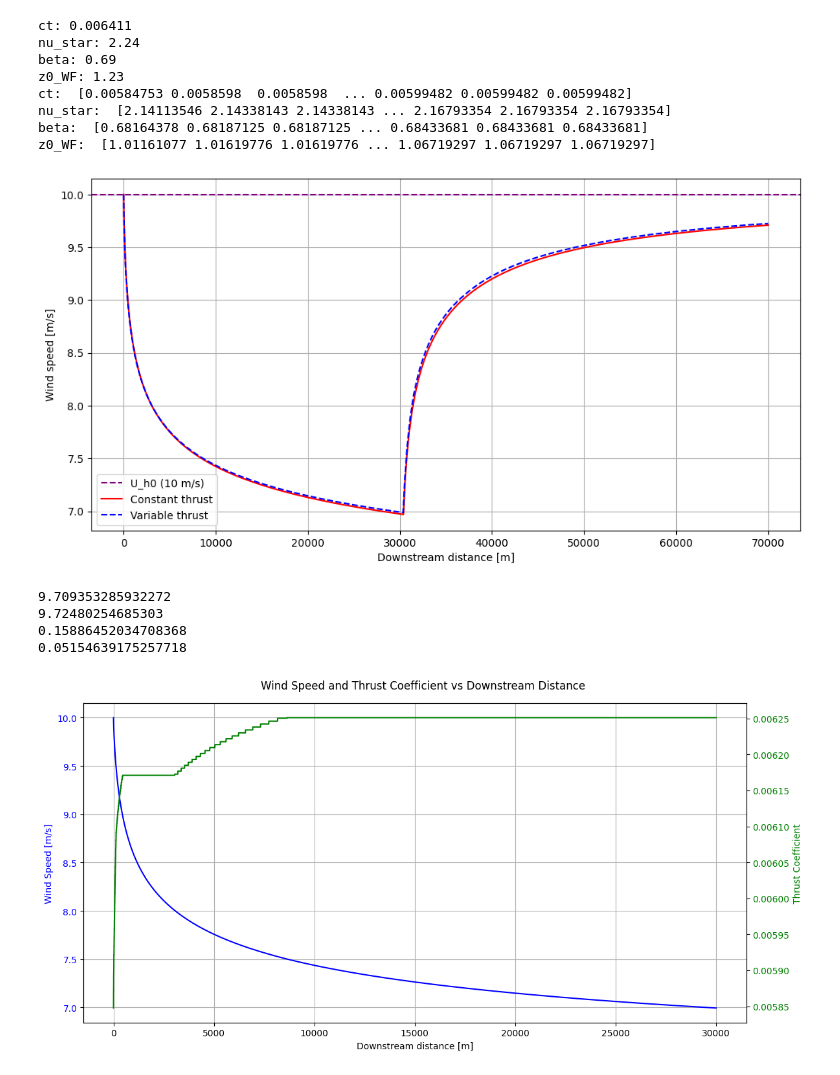
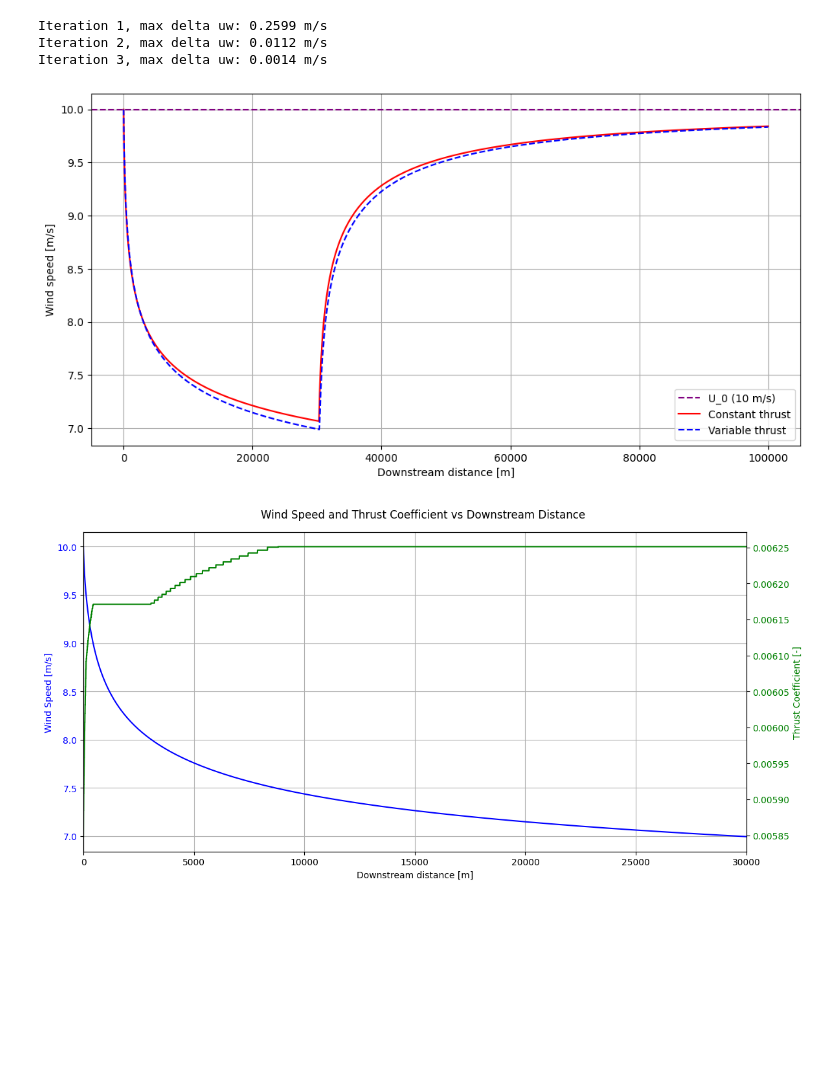
Before and after one commit to marcinsadowy/WTABL, a Jupyter notebook: SimpleLayout/ctafx.ipynb, the cells around one changed output. Saved outputs shown, nothing was run; the diff lists cells and outputs as text; code cells hidden in the pictures; blank space fills up the shorter version.

```diff
--- a/SimpleLayout/ctafx.ipynb
+++ b/SimpleLayout/ctafx.ipynb
@@ -3,14 +3,17 @@ import numpy as np
 import matplotlib.pyplot as plt
 from scipy.interpolate import interp1d
 # %%
-x1 = 0
-x2 = 30000
-x3 = 70000
-z_h = 100
+# Constants
+
+x_1 = 0
+x_2 = 30000
+x_3 = 100000
+z_H = 100
 D = 100
-s_x = 7
-s_y = 7
-U_h0 = 10
-k = 0.4 # Von Karman constant [-]
-z_0lo = 0.0001 # surface rughness length [m]
+s_d = 7*D
+s_c = 7*D
+U_0 = 10
+kappa = 0.4 # Von Karman constant [-]
+z_0 = 0.0001 # surface rughness length [m]
+C_T = 0.7
 # %%
@@ -50,18 +49,2 @@ def calculate_wind_speed(x1, x2, x3, z_h, D, C_T, s_x, s_y):
 
     return x, uw
-# %%
-# calculate_wind_speed(x1, x2, x3, z_h, D, CT, s_x, s_y):
-x, uw = calculate_wind_speed(0, 10000, 40001, 100, 100, 0.7, 7, 7)
-
-plt.figure(figsize=(12, 6))
-plt.axhline(y=U_h0, color='purple', linestyle='--', label=f'U_h0 ({U_h0:.0f} m/s)')
-plt.plot(x, uw, label='Wind speed', color='#1f77b4')
-plt.xlabel('Downstream distance [m]')
-plt.ylabel('Wind speed [m/s]')
-plt.legend(loc='best')
-plt.grid(True)
-plt.show()
-
-# ct_0.8: 0.006411
-# ct_0.7: 0.005610
-# d_ct: 0.001 ish
@@ -135,44 +127,32 @@ def calculate_wind_speed_2(x1, x2, x3, z_h, D, s_x, s_y):
 
     return x, uw_x, ct
 # %%
-x, uw = calculate_wind_speed(x1, x2, x3+1, z_h, D, 0.8, s_x, s_y)
-x_x, uw_x, ct_var = calculate_wind_speed_2(x1, x2, x3, z_h, D, s_x, s_y)
+# uw / x plot with C_T and C_T_var
+
+x, uw = calculate_wind_speed(x_1, x_2, x_3+1, z_H, D, C_T, s_d, s_c)
+x_x, uw_x, ct_var = calculate_wind_speed_iterative(x_1, x_2, x_3, z_H, D, s_d, s_c, uw)
 
 plt.figure(figsize=(12, 6))
-plt.axhline(y=U_h0, color='purple', linestyle='--', label=f'U_h0 ({U_h0:.0f} m/s)')
+plt.axhline(y=U_0, color='purple', linestyle='--', label=f'U_0 ({U_0:.0f} m/s)')
 plt.plot(x, uw, label='Constant thrust', color='red')
 plt.plot(x_x, uw_x, label='Variable thrust', color='blue', linestyle='dashed')
 plt.xlabel('Downstream distance [m]')
 plt.ylabel('Wind speed [m/s]')
 plt.legend(loc='best')
 plt.grid(True)
 plt.show()
 # %% [output]
-ct: 0.006411
-nu_star: 2.24
-beta: 0.69
-z0_WF: 1.23
-ct:  [0.00584753 0.0058598  0.0058598  ... 0.00599482 0.00599482 0.00599482]
-nu_star:  [2.14113546 2.14338143 2.14338143 ... 2.16793354 2.16793354 2.16793354]
-beta:  [0.68164378 0.68187125 0.68187125 ... 0.68433681 0.68433681 0.68433681]
-z0_WF:  [1.01161077 1.01619776 1.01619776 ... 1.06719297 1.06719297 1.06719297]
+Iteration 1, max delta uw: 0.2599 m/s
+Iteration 2, max delta uw: 0.0112 m/s
+Iteration 3, max delta uw: 0.0014 m/s
-[figure, old version]
+[figure, new version]
-# %%
-print(uw[-1])
-print(uw_x[-1])
-print(((10-(10-uw_x[-1])) - (10-(10-uw[-1])))/(10-(10-uw_x[-1]))*100)
-
-print((0.291 - 0.276)/0.291)
-# %% [output]
-9.709353285932272
-9.72480254685303
-0.15886452034708368
-0.05154639175257718
 # %%
+# uw & c_t / x plot
+
 fig, ax1 = plt.subplots(figsize=(12, 6))
 
 # Plot uw_x on the primary y-axis
-ax1.plot(x_x[:x2], uw_x[:x2], label='Wind Speed (uw_x)', color='blue')
+ax1.plot(x_x, uw_x, label='Wind Speed (uw_x)', color='blue')
 ax1.set_xlabel('Downstream distance [m]')
 ax1.set_ylabel('Wind Speed [m/s]', color='blue')
 ax1.tick_params(axis='y', labelcolor='blue')
@@ -180,13 +160,14 @@ ax1.grid(True)
 
 # Create a secondary y-axis for ct_var
 ax2 = ax1.twinx()
-ax2.plot(x_x[:x2], ct_var[:x2], label='Thrust Coefficient (ct_var)', color='green')
-ax2.set_ylabel('Thrust Coefficient', color='green')
+ax2.plot(x_x, ct_var, label='Thrust Coefficient (ct_var)', color='green')
+ax2.set_ylabel('Thrust Coefficient [-]', color='green')
 ax2.tick_params(axis='y', labelcolor='green')
 
 # Add a title and show the plot
 fig.suptitle('Wind Speed and Thrust Coefficient vs Downstream Distance')
 fig.tight_layout()
+plt.xlim(x_1, x_2)
 plt.show()
 # %% [output]
-[figure, old version]
+[figure, new version]
```
Also changed, not shown: parts of 6 cells of this notebook.
